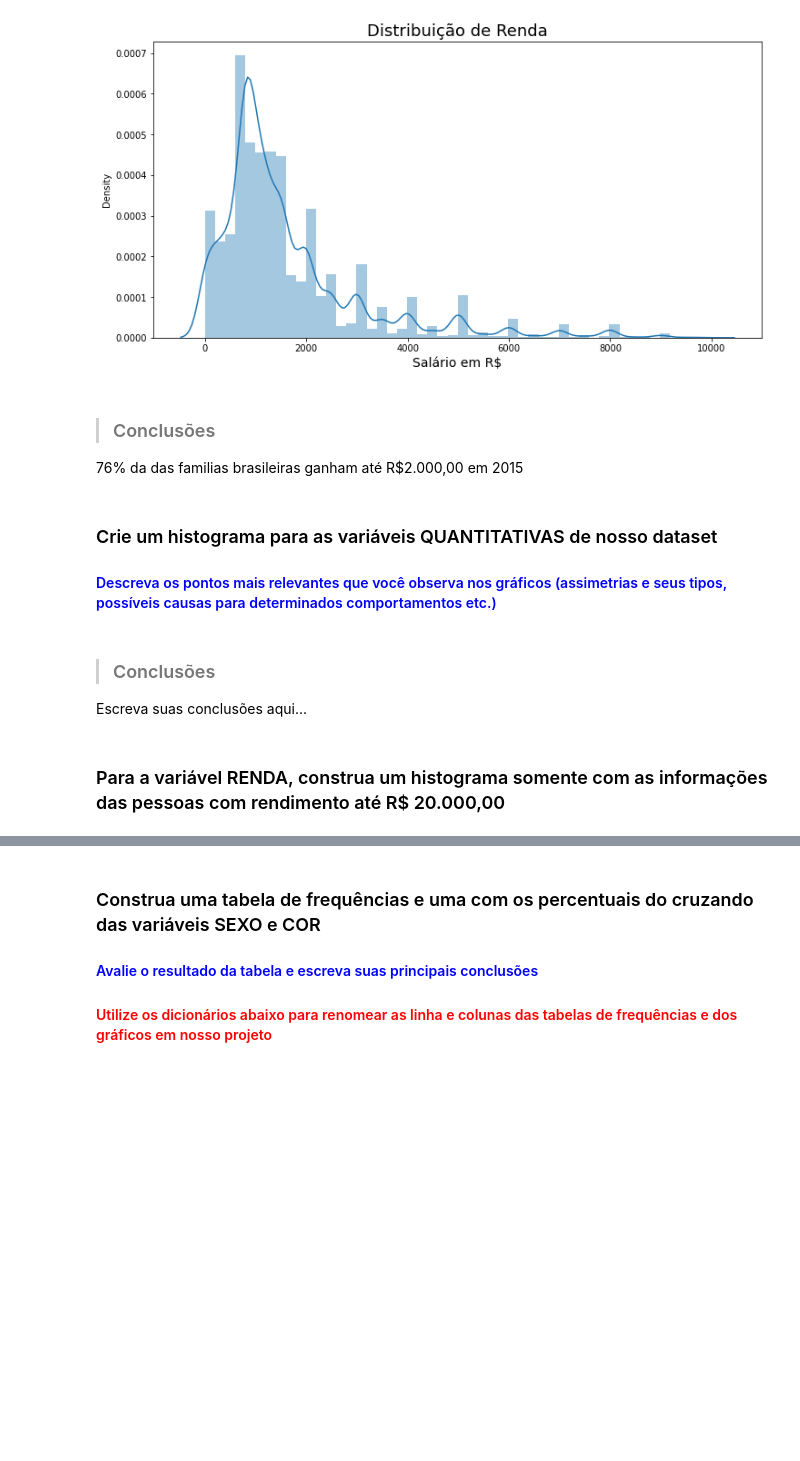
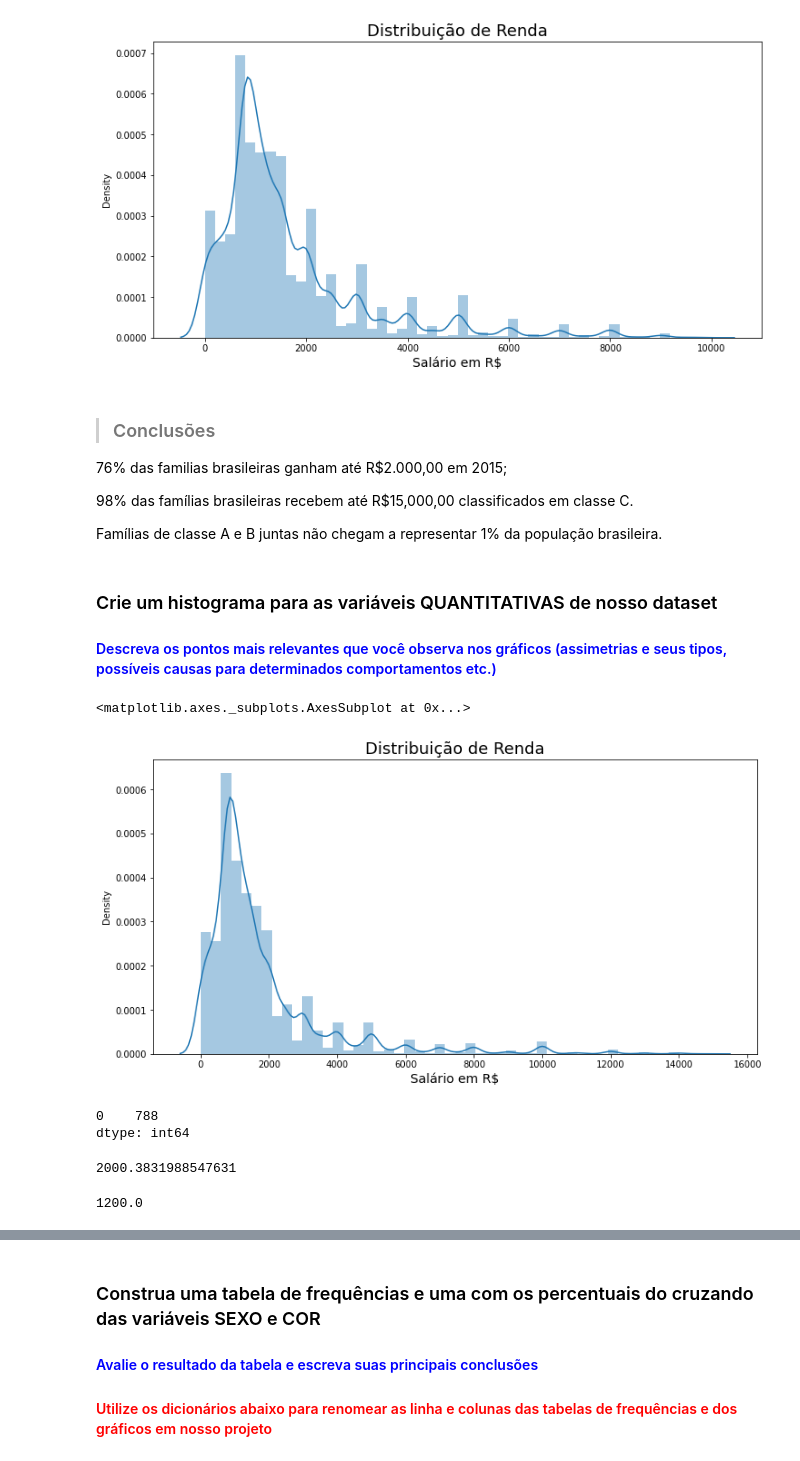
Before and after one commit to lumagri/Python_to_Data_Science, a Jupyter notebook: 6_Estatistica_com_Python_Frequencias_e_Medidas/Projeto_Análise_Descritiva.ipynb, the cells around one changed output, grey strips where cells are left out. Drawn from its saved outputs; the diff is of its cells as text; code cells hidden in the pictures; blank space fills up the shorter version.

```diff
--- a/6_Estatistica_com_Python_Frequencias_e_Medidas/Projeto_Análise_Descritiva.ipynb
+++ b/6_Estatistica_com_Python_Frequencias_e_Medidas/Projeto_Análise_Descritiva.ipynb
@@ -307,13 +320,34 @@ ax
 # %% [markdown]
 > ### Conclusões
 
-76% da das familias brasileiras ganham até R$2.000,00 em 2015
+76% das familias brasileiras ganham até R$2.000,00 em 2015;
+
+98% das famílias brasileiras recebem até R$15,000,00 classificados em classe C.
+
+Famílias de classe A e B juntas não chegam a representar 1% da população brasileira.
 # %% [markdown]
 ### Crie um histograma para as variáveis QUANTITATIVAS de nosso dataset
 #### <font color='blue'>Descreva os pontos mais relevantes que você observa nos gráficos (assimetrias e seus tipos, possíveis causas para determinados comportamentos etc.)</font>
-# %% [markdown]
-> ### Conclusões
-
-Escreva suas conclusões aqui...
-# %% [markdown]
-### Para a variável RENDA, construa um histograma somente com as informações das pessoas com rendimento até R$ 20.000,00
+# %%
+#Variáveis quantitativas (Distribuição de Renda)
+ax = sns.distplot(dados_ibge.query('Renda < 15000').Renda)
+ax.figure.set_size_inches(12,6)
+ax.set_title('Distribuição de Renda', fontsize = 18)
+ax.set_xlabel('Salário em R$', fontsize = 14)
+ax
+# %% [output]
+<matplotlib.axes._subplots.AxesSubplot at 0x...>
+[figure, added]
+# %%
+dados_ibge.Renda.mode()
+# %% [output]
+0    788
+dtype: int64
+# %%
+dados_ibge.Renda.mean()
+# %% [output]
+2000.3831988547631
+# %%
+dados_ibge.Renda.median()
+# %% [output]
+1200.0
```
Also changed, not shown: parts of 29 cells of this notebook.
